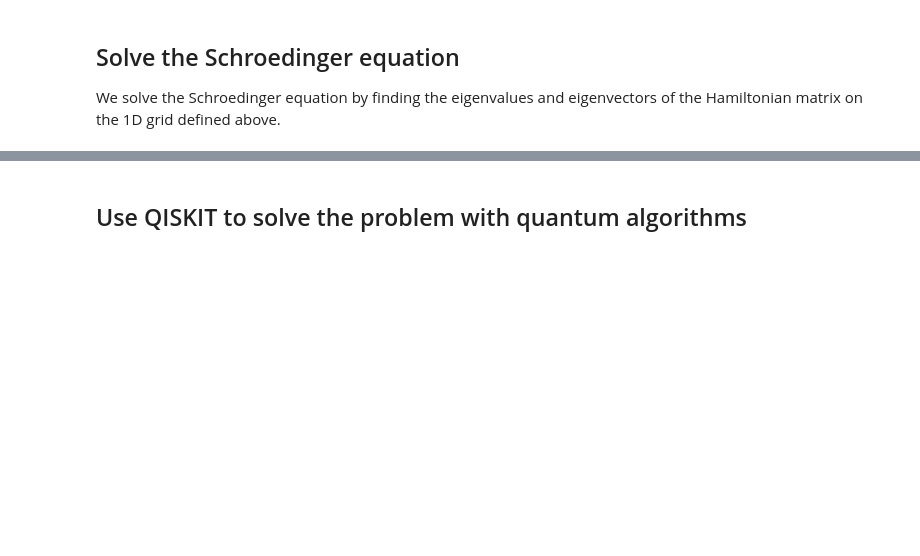
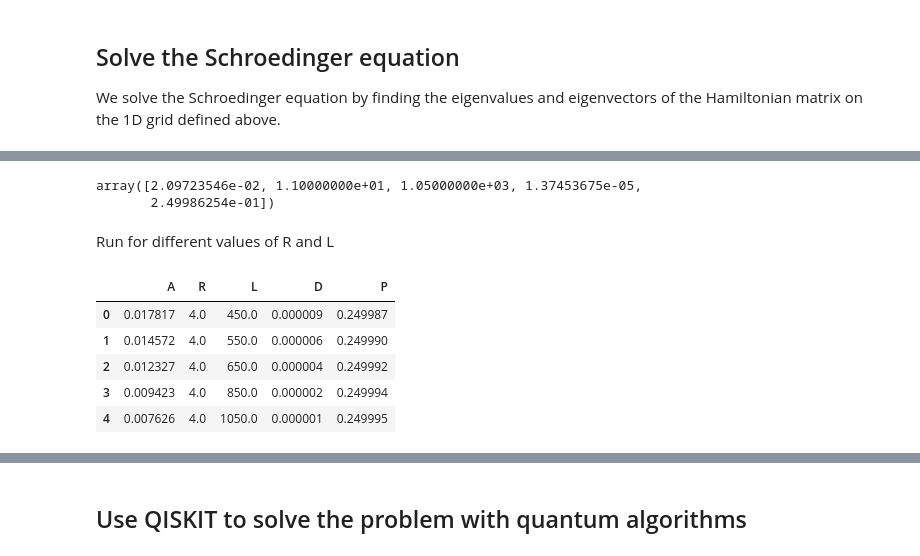
Before and after one commit to erinaldi/bmn2-qiskit, a Jupyter notebook: notebooks/QISKIT_HarmonicOscillator_VQE.ipynb, the cells around one changed output, grey strips where cells are left out. Drawn from its saved outputs; the diff is of its cells as text; code cells hidden in the pictures; blank space fills up the shorter version.

```diff
--- a/notebooks/QISKIT_HarmonicOscillator_VQE.ipynb
+++ b/notebooks/QISKIT_HarmonicOscillator_VQE.ipynb
@@ -160,0 +224,7 @@ Text(0.5, 1.0, 'normalized wavefunctions for a harmonic oscillator using finite
+# %%
+gs_energy(11,1050)
+# %% [output]
+array([2.09723546e-02, 1.10000000e+01, 1.05000000e+03, 1.37453675e-05,
+       2.49986254e-01])
+# %% [markdown]
+Run for different values of R and L
@@ -160,0 +245,9 @@ Text(0.5, 1.0, 'normalized wavefunctions for a harmonic oscillator using finite
+# %%
+df.head()
+# %% [output]
+|  | A | R | L | D | P |
+| 0 | 0.017817 | 4.0 | 450.0 | 0.000009 | 0.249987 |
+| 1 | 0.014572 | 4.0 | 550.0 | 0.000006 | 0.249990 |
+| 2 | 0.012327 | 4.0 | 650.0 | 0.000004 | 0.249992 |
+| 3 | 0.009423 | 4.0 | 850.0 | 0.000002 | 0.249994 |
+| 4 | 0.007626 | 4.0 | 1050.0 | 0.000001 | 0.249995 |
```
Also changed, not shown: parts of 26 cells of this notebook.
